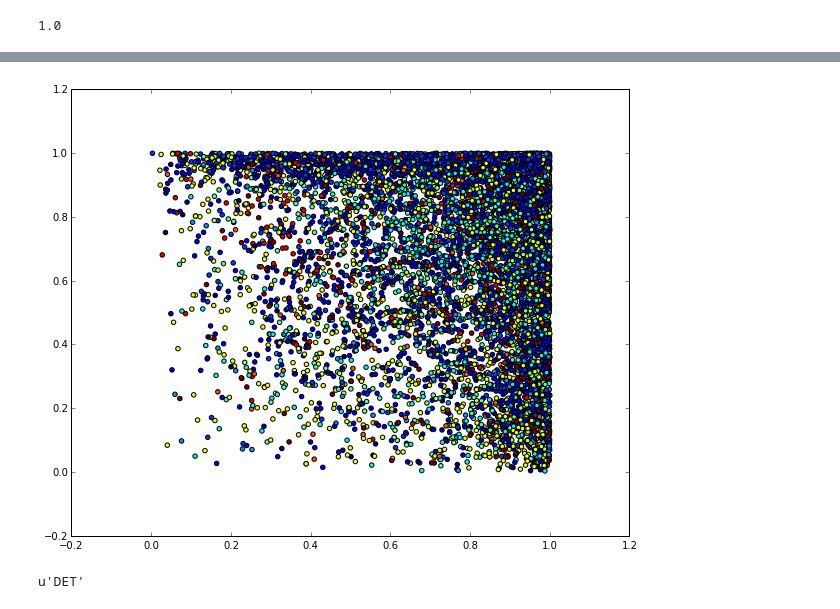
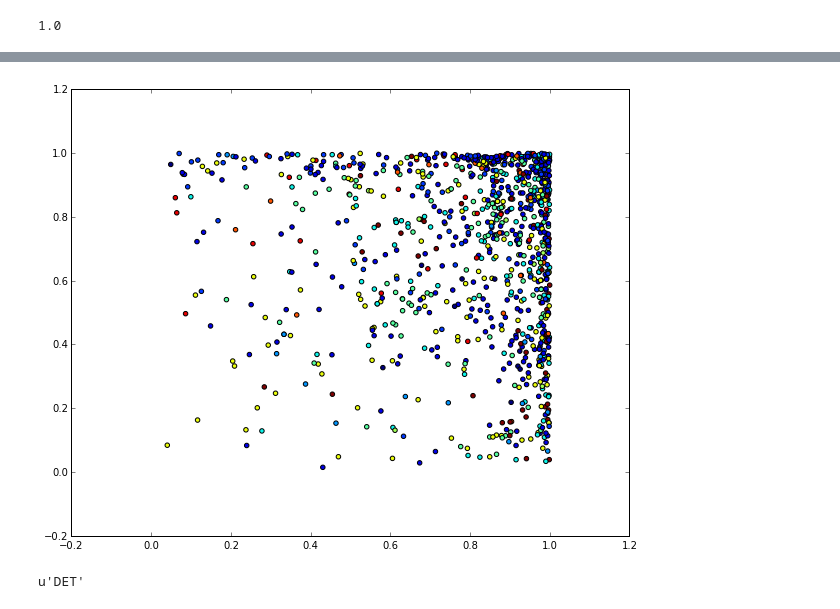
Before and after one commit to chrishokamp/dl4mt_exercises, a Jupyter notebook: notebooks/day1/theano_autoencoder.ipynb, the cells around one changed output, grey strips where cells are left out. Saved outputs shown, nothing was run; the diff lists cells and outputs as text; code cells hidden in the pictures.

```diff
--- a/notebooks/day1/theano_autoencoder.ipynb
+++ b/notebooks/day1/theano_autoencoder.ipynb
@@ -613,21 +517,21 @@ p = get_predictions(dataset_X.get_value())
 # %%
 # import numpy as np
 import matplotlib.pyplot as plt
 import matplotlib.cm as cm
 
 # TODO: Set this at the top of the notebook
-CUTOFF=10000
+CUTOFF=1000
 
 y_vals = np.array([y[0] for y in train_y[:CUTOFF]])
 norm_y_vals = y_vals / float(np.amax(y_vals))
 
 x1 = p[:CUTOFF,0]
 x2 = p[:CUTOFF,1]
 
 plt.scatter(x1, x2, c=norm_y_vals, s=20)
 plt.show()
 # %% [output]
-[figure, old version]
+[figure, new version]
 # %%
 # WORKING: how to visualize the filters in an autoencoder for text?
 # Idea: pass the training data through and store the top N instances which activate this node
```
Also changed, not shown: parts of 7 cells of this notebook, 2 other files.
